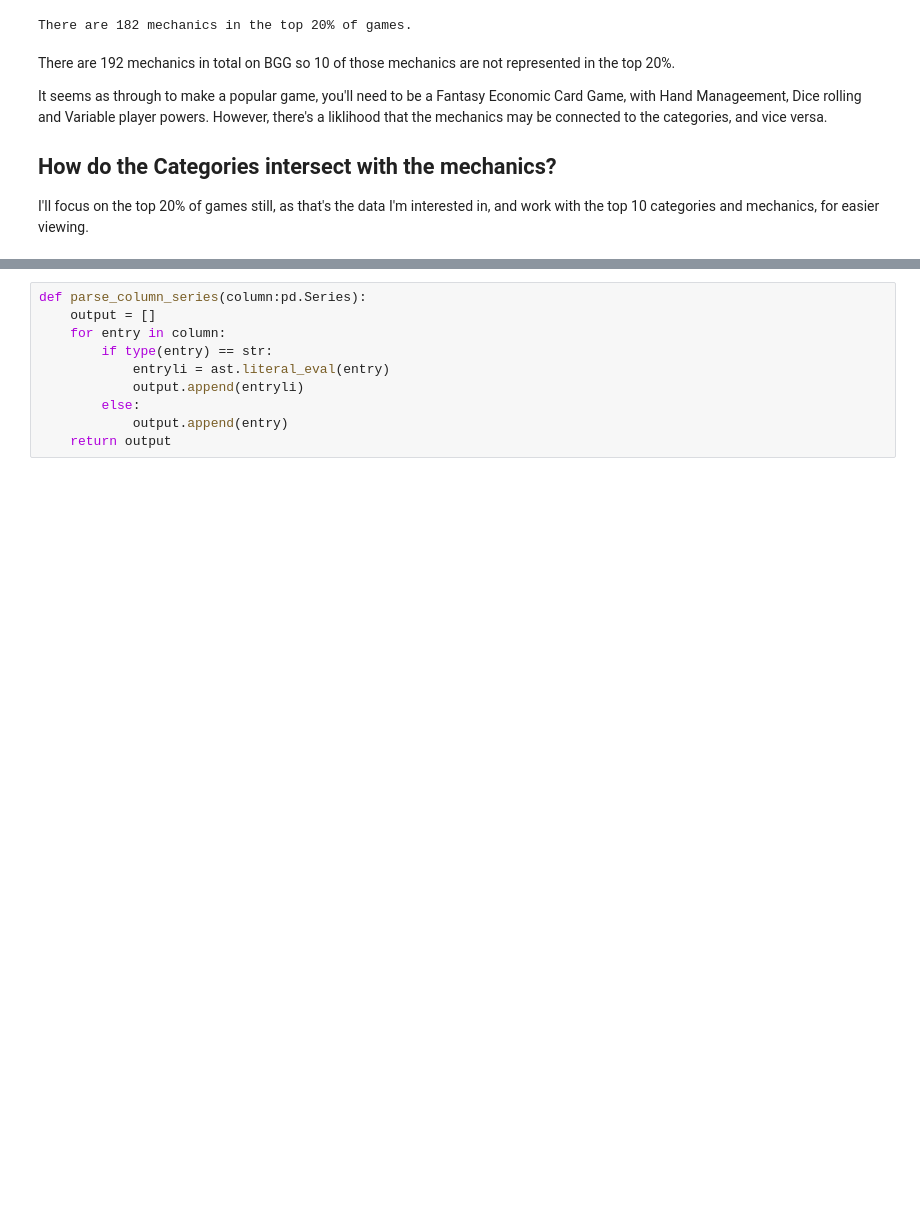
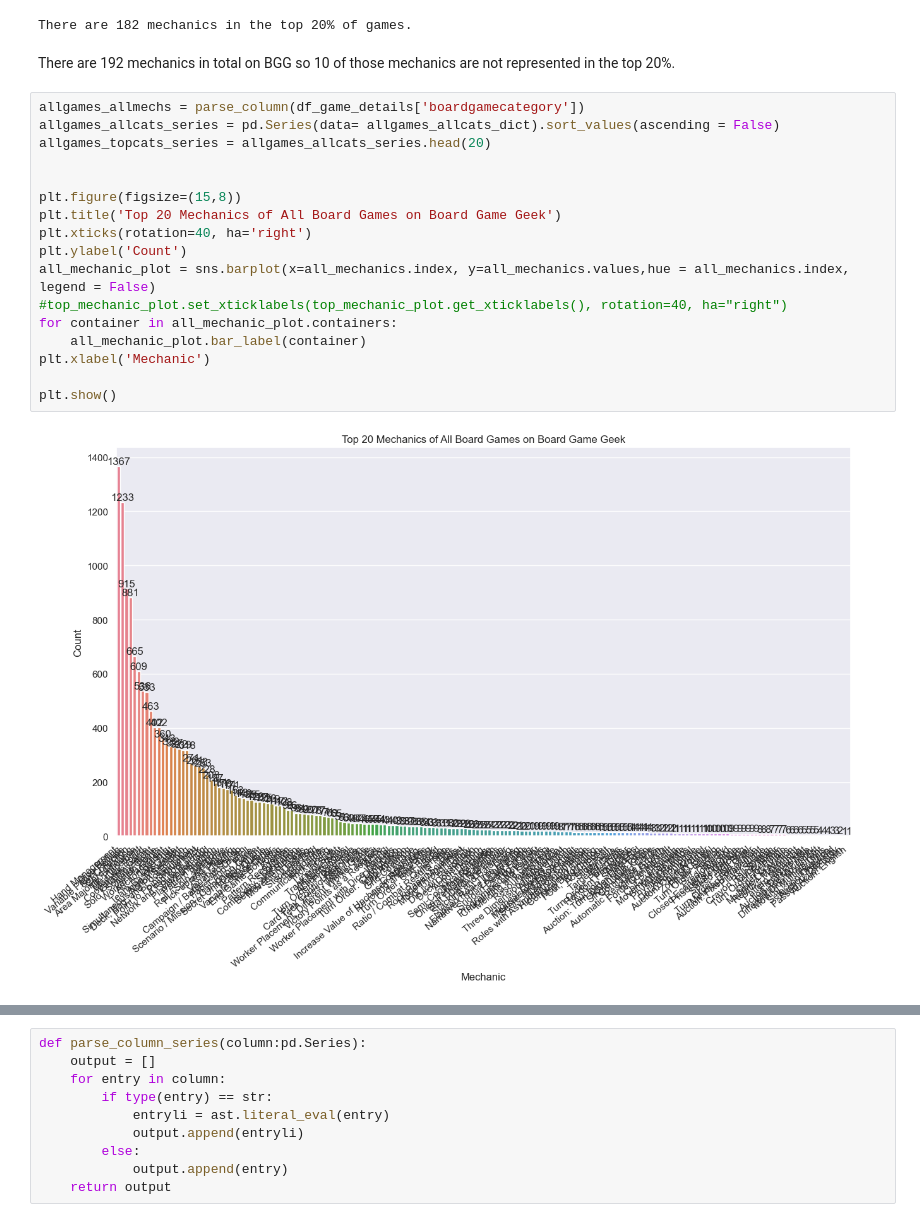
Before and after one commit to J-Zoo99/portfolio, a Jupyter notebook: BoardGameGeek.ipynb, the cells around one changed output, grey strips where cells are left out. Drawn from its saved outputs; the diff is of its cells as text; blank space fills up the shorter version.

```diff
--- a/BoardGameGeek.ipynb
+++ b/BoardGameGeek.ipynb
@@ -469,10 +486,22 @@ print(f"There are {len(all_mechanics.index)} mechanics in the top 20% of games."
 There are 182 mechanics in the top 20% of games.
 # %% [markdown]
 There are 192 mechanics in total on BGG so 10 of those mechanics are not represented in the top 20%.
-
-It seems as through to make a popular game, you'll need to be a Fantasy Economic Card Game, with Hand Manageement, Dice rolling and Variable player powers.
-However, there's a liklihood that the mechanics may be connected to the categories, and vice versa.
-
-## How do the Categories intersect with the mechanics?
-
-I'll focus on the top 20% of games still, as that's the data I'm interested in, and work with the top 10 categories and mechanics, for easier viewing.
+# %%
+allgames_allmechs = parse_column(df_game_details['boardgamecategory'])
+allgames_allcats_series = pd.Series(data= allgames_allcats_dict).sort_values(ascending = False)
+allgames_topcats_series = allgames_allcats_series.head(20)
+
+
+plt.figure(figsize=(15,8))
+plt.title('Top 20 Mechanics of All Board Games on Board Game Geek')
+plt.xticks(rotation=40, ha='right')
+plt.ylabel('Count')
+all_mechanic_plot = sns.barplot(x=all_mechanics.index, y=all_mechanics.values,hue = all_mechanics.index, legend = False)
+#top_mechanic_plot.set_xticklabels(top_mechanic_plot.get_xticklabels(), rotation=40, ha="right")
+for container in all_mechanic_plot.containers:
+    all_mechanic_plot.bar_label(container)
+plt.xlabel('Mechanic')
+
+plt.show()
+# %% [output]
+[figure, added]
```
Also changed, not shown: parts of 9 cells of this notebook.
